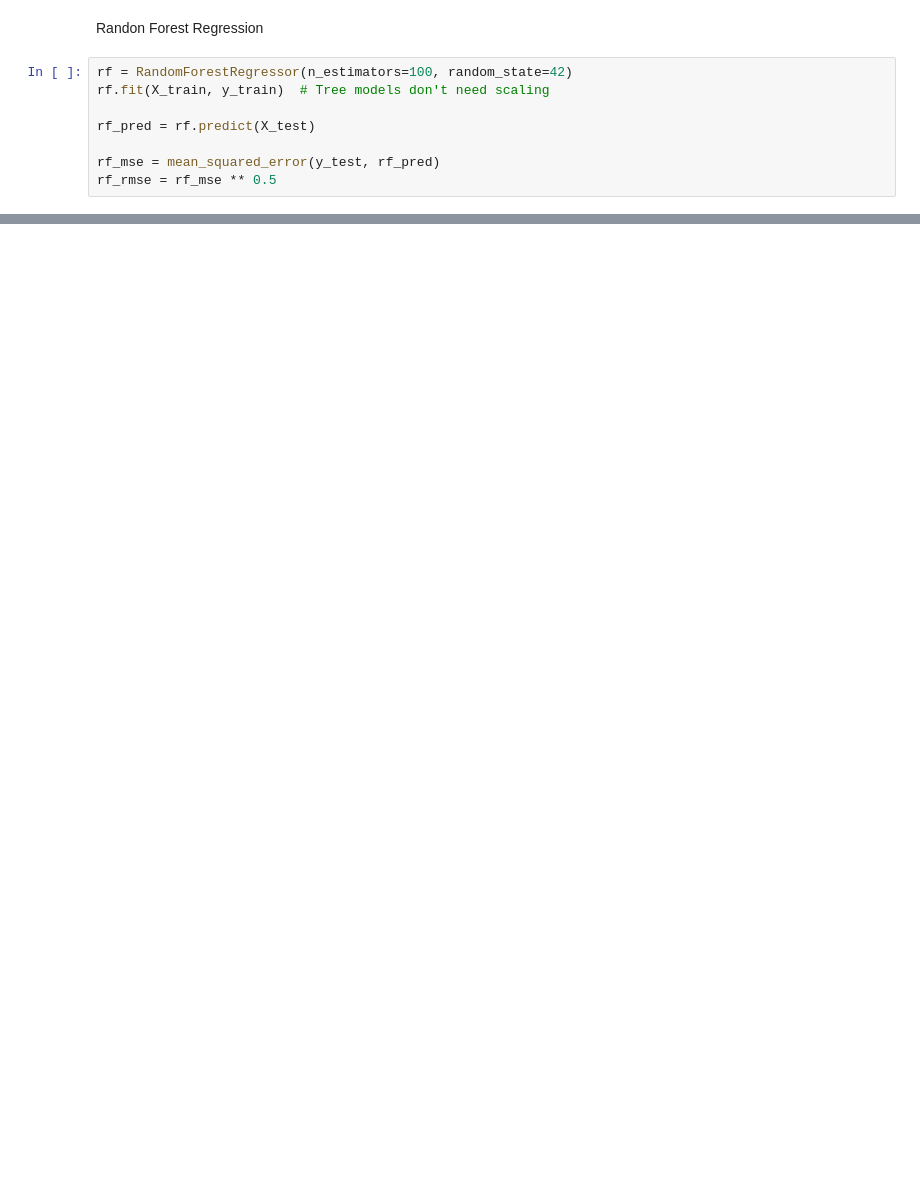
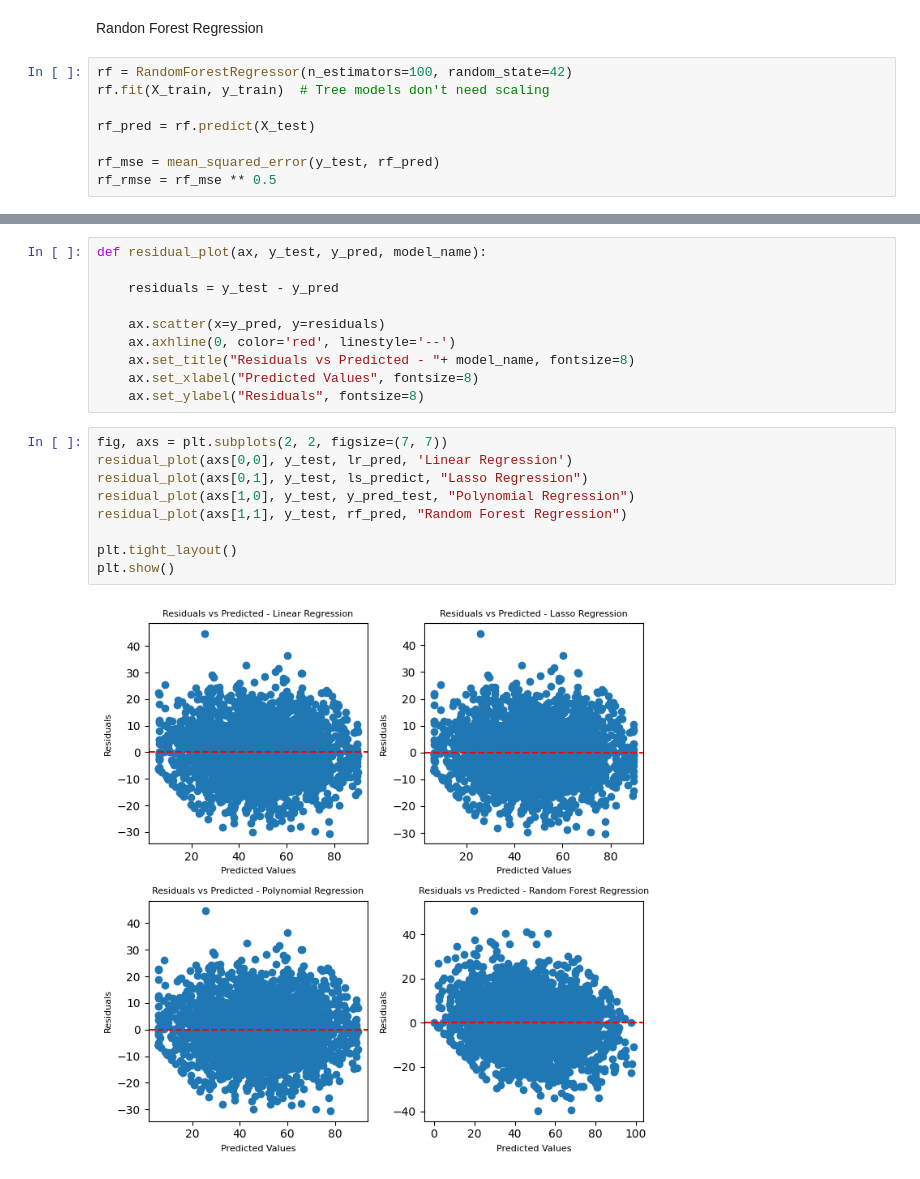
Before and after one commit to RokayaRadwan/CSE271_Project, a Jupyter notebook: Regression_Models.ipynb, the cells around one changed output, grey strips where cells are left out. Drawn from its saved outputs; the diff is of its cells as text; blank space fills up the shorter version.

```diff
--- a/Regression_Models.ipynb
+++ b/Regression_Models.ipynb
@@ -227,0 +258,21 @@ Random Forest Regression RMSE: 11.739304507793152
+# %%
+def residual_plot(ax, y_test, y_pred, model_name):
+
+    residuals = y_test - y_pred
+
+    ax.scatter(x=y_pred, y=residuals)
+    ax.axhline(0, color='red', linestyle='--')
+    ax.set_title("Residuals vs Predicted - "+ model_name, fontsize=8)
+    ax.set_xlabel("Predicted Values", fontsize=8)
+    ax.set_ylabel("Residuals", fontsize=8)
+# %%
+fig, axs = plt.subplots(2, 2, figsize=(7, 7))
+residual_plot(axs[0,0], y_test, lr_pred, 'Linear Regression')
+residual_plot(axs[0,1], y_test, ls_predict, "Lasso Regression")
+residual_plot(axs[1,0], y_test, y_pred_test, "Polynomial Regression")
+residual_plot(axs[1,1], y_test, rf_pred, "Random Forest Regression")
+
+plt.tight_layout()
+plt.show()
+# %% [output]
+[figure, added]
```
Also changed, not shown: parts of 14 cells of this notebook.
